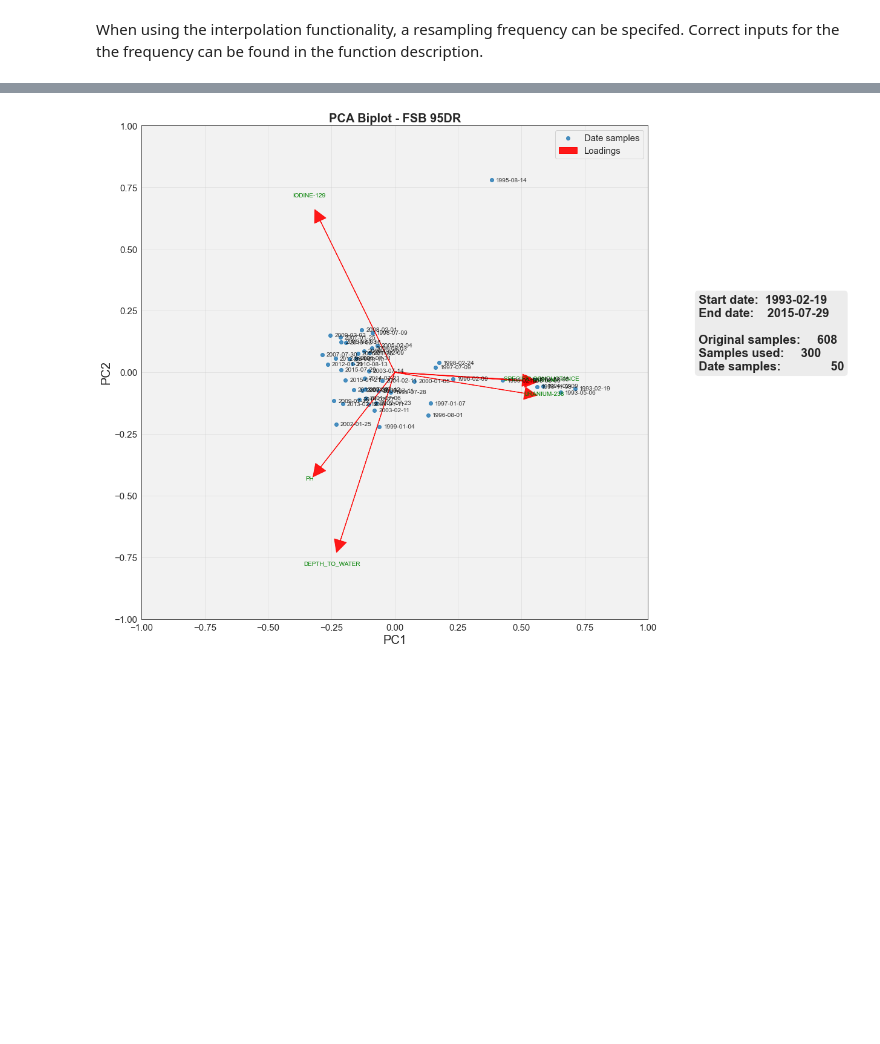
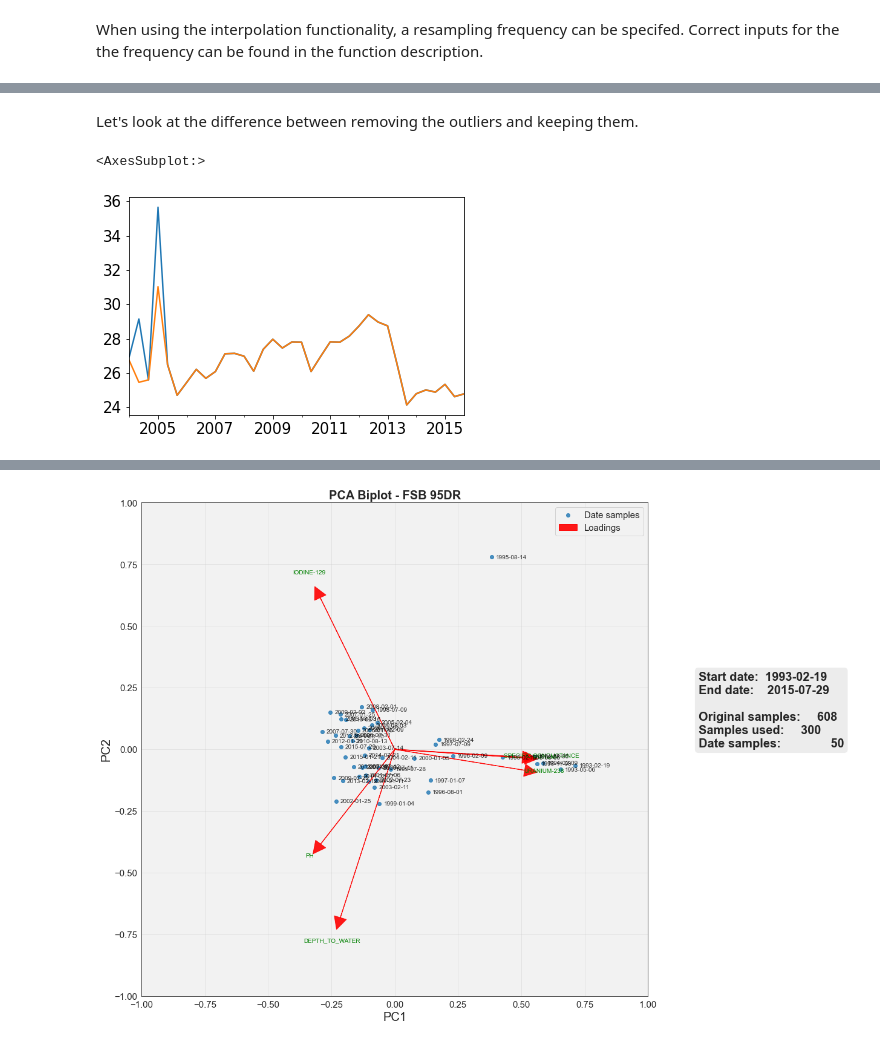
Before and after one commit to AurelienMeray/pylenm, a Jupyter notebook: demo/Guide - pyLEnM package.ipynb, the cells around one changed output, grey strips where cells are left out. Drawn from its saved outputs; the diff is of its cells as text; code cells hidden in the pictures; blank space fills up the shorter version.

```diff
--- a/demo/Guide - pyLEnM package.ipynb
+++ b/demo/Guide - pyLEnM package.ipynb
@@ -278,0 +304,20 @@ Parameters:
+# %% [markdown]
+Let's look at the difference between removing the outliers and keeping them.
+# %%
+freq = '4M'
+analyte = 'DEPTH_TO_WATER'
+
+wt_with_outliers = pylenm.interpolate_wells_by_analyte(analyte = analyte,
+                                                       frequency = freq,
+                                                       rm_outliers=False)
+
+wt_without_outliers = pylenm.interpolate_wells_by_analyte(analyte = analyte,
+                                                          frequency = freq,
+                                                          rm_outliers=True,
+                                                          z_threshold=1.5)
+
+wt_with_outliers['FSB131D'].plot()
+wt_without_outliers['FSB131D'].plot()
+# %% [output]
+<AxesSubplot:>
+[figure, added]
```
Also changed, not shown: parts of 22 cells of this notebook, 3 other files.
